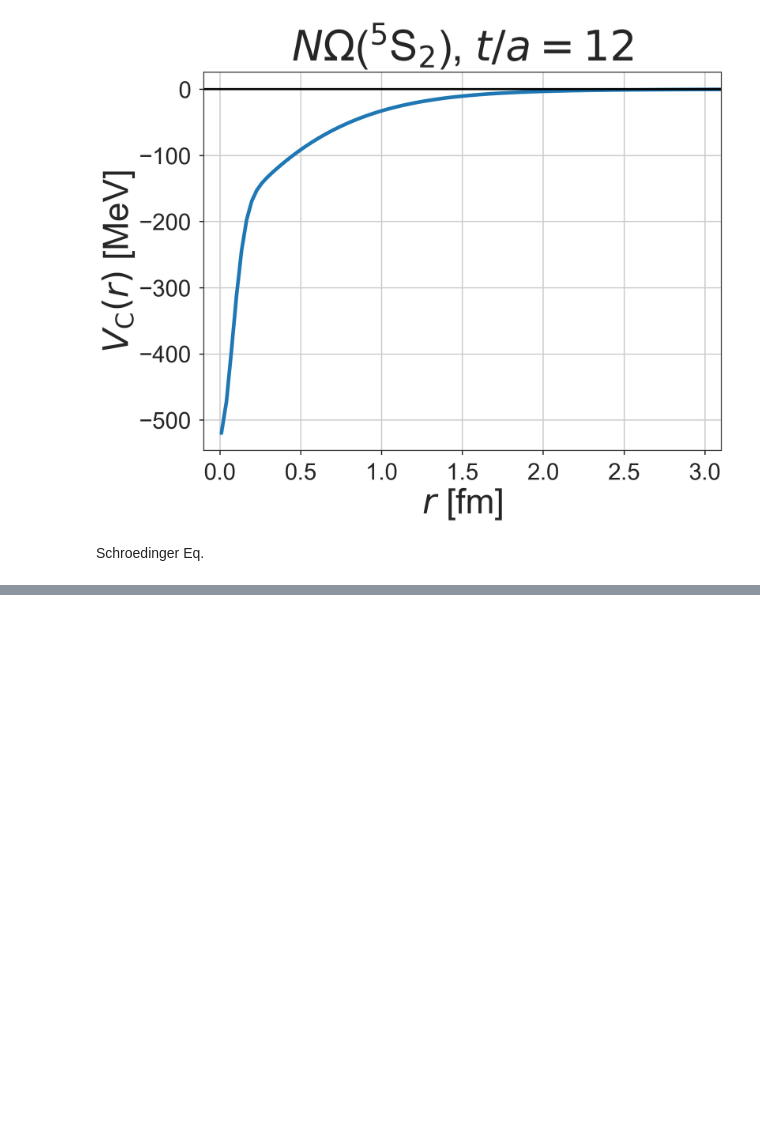
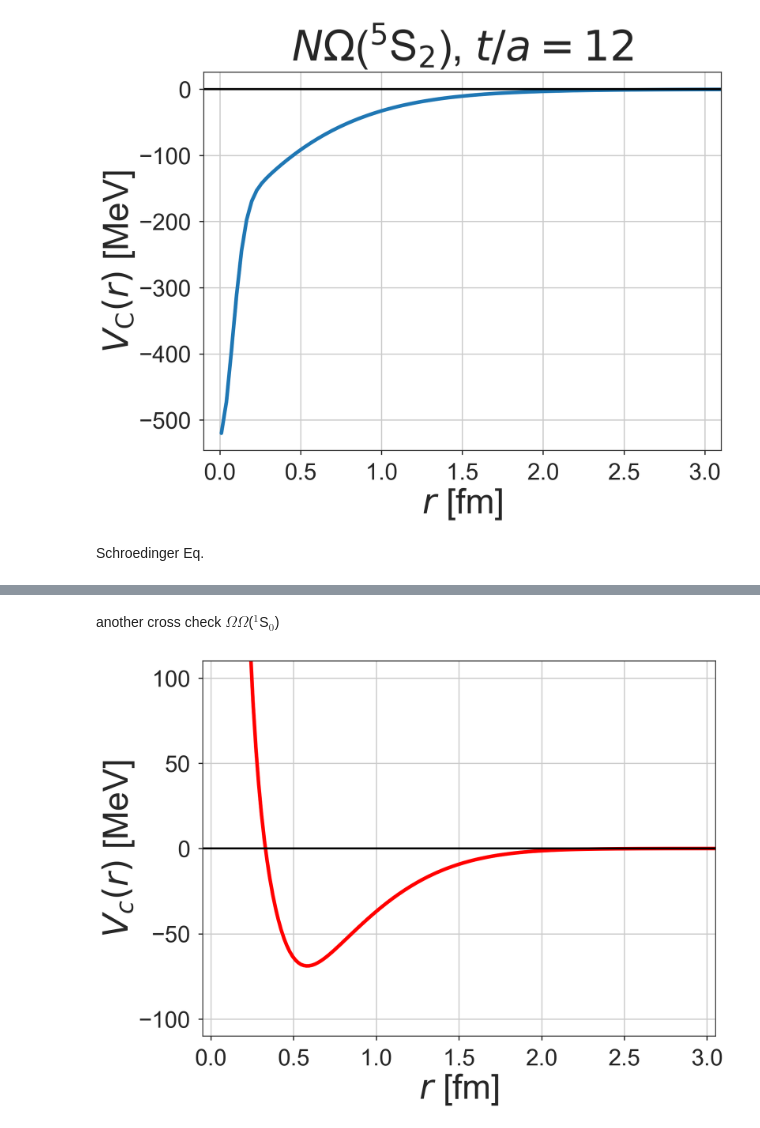
Before and after one commit to tkmiriya/n_omega_near_phys_pt, a Jupyter notebook: notes/binding energy.ipynb, the cells around one changed output, grey strips where cells are left out. Saved outputs shown, nothing was run; the diff lists cells and outputs as text; code cells hidden in the pictures; blank space fills up the shorter version.

```diff
--- a/notes/binding energy.ipynb
+++ b/notes/binding energy.ipynb
@@ -112,0 +244,16 @@ class Schroedinger_Eq(object):
+# %% [markdown]
+another cross check $\Omega\Omega$($^1$S$_0$)
+# %%
+cs = np.array([914, 305, -112])/ainv
+ds = np.array([0.143,  0.305,  0.949])/lat_unit
+pot_diomega = lambda x : cs[0]*np.exp(-(x/ds[0])**2) +  cs[1]*np.exp(-(x/ds[1])**2) + cs[2]*np.exp(-(x/ds[2])**2)
+xls = np.linspace(0, 40, 200)
+fig, ax = plt.subplots()
+ax.plot(xls*lat_unit, pot_diomega(xls)*ainv, color='red', lw=5)
+ax.axhline(0, color='black')
+ax.set_ylim(-110, 110)
+ax.set_xlim(-0.05, 3.05)
+ax.set_xlabel(r'$r$ [fm]',  size=48)
+ax.set_ylabel(r'$V_c(r)$ [MeV]', size=48);
+# %% [output]
+[figure, added]
```
Also changed, not shown: parts of 26 cells of this notebook, 3 other files.
